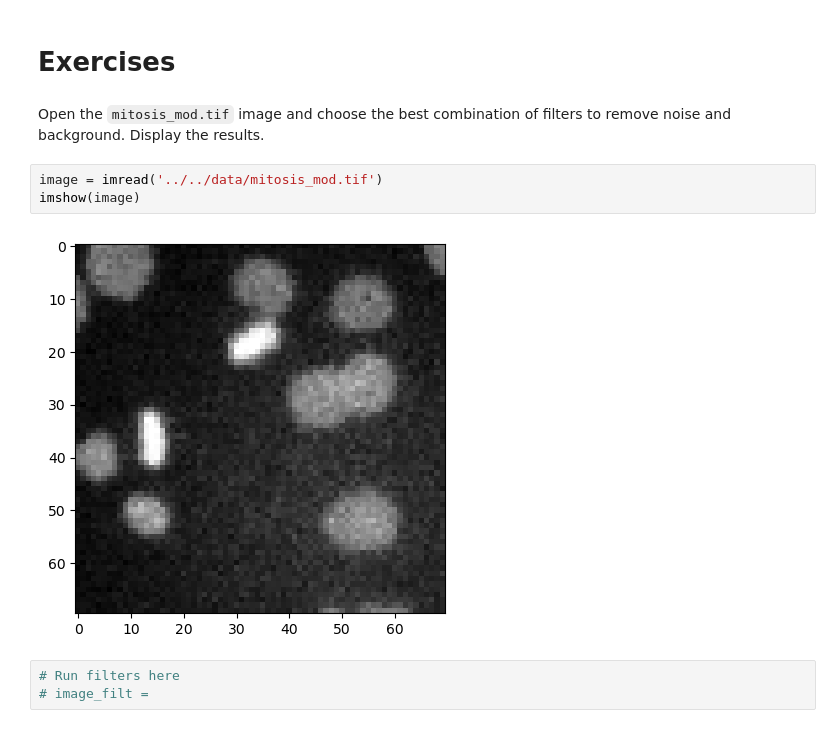
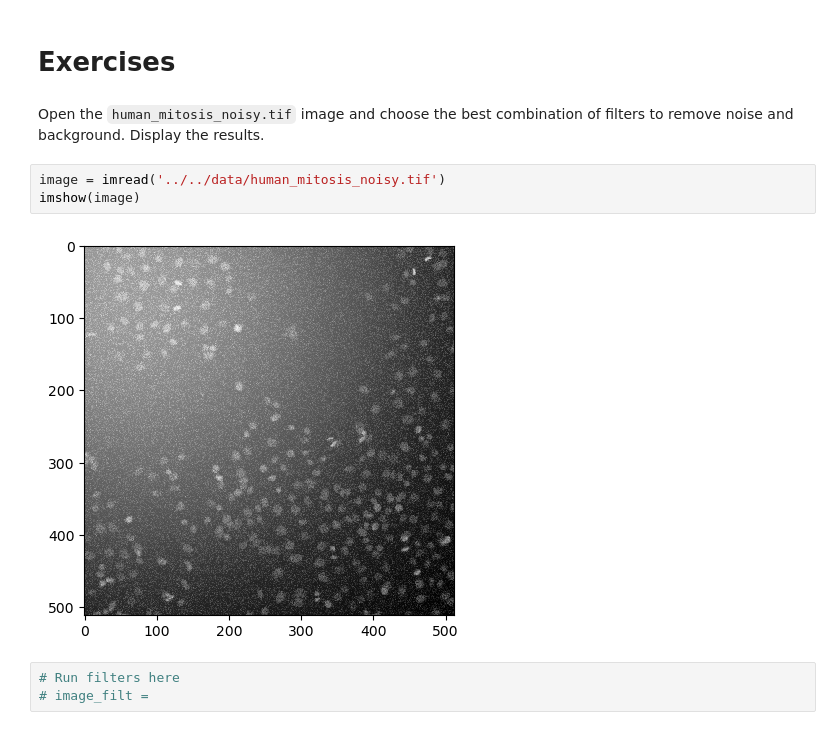
Before and after one commit to BiAPoL/PoL-BioImage-Analysis-TS-Early-Career-Track, a Jupyter notebook: docs/day1e_image_processing/04_Filters.ipynb, the cells around one changed output. Saved outputs shown, nothing was run; the diff lists cells and outputs as text.

```diff
--- a/docs/day1e_image_processing/04_Filters.ipynb
+++ b/docs/day1e_image_processing/04_Filters.ipynb
@@ -205,12 +190,12 @@ plt.tight_layout()
 # %% [markdown]
 # Exercises
 # %% [markdown]
-Open the `mitosis_mod.tif` image and choose the best combination of filters to remove noise and background. Display the results.
+Open the `human_mitosis_noisy.tif` image and choose the best combination of filters to remove noise and background. Display the results.
 # %%
-image = imread('../../data/mitosis_mod.tif')
+image = imread('../../data/human_mitosis_noisy.tif')
 imshow(image)
 # %% [output]
-[figure, old version]
+[figure, new version]
 # %%
 # Run filters here
 # image_filt =
```
Also changed, not shown: parts of 26 cells of this notebook.
